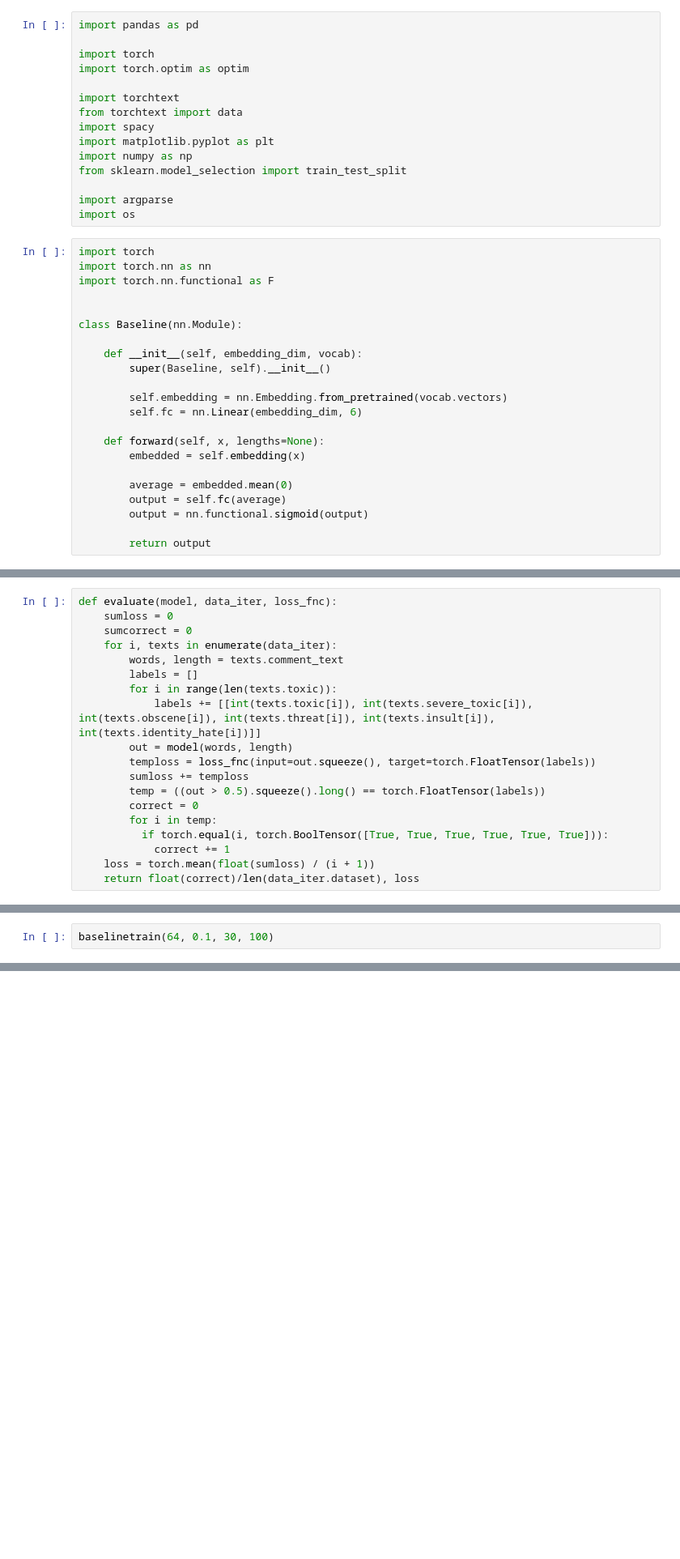
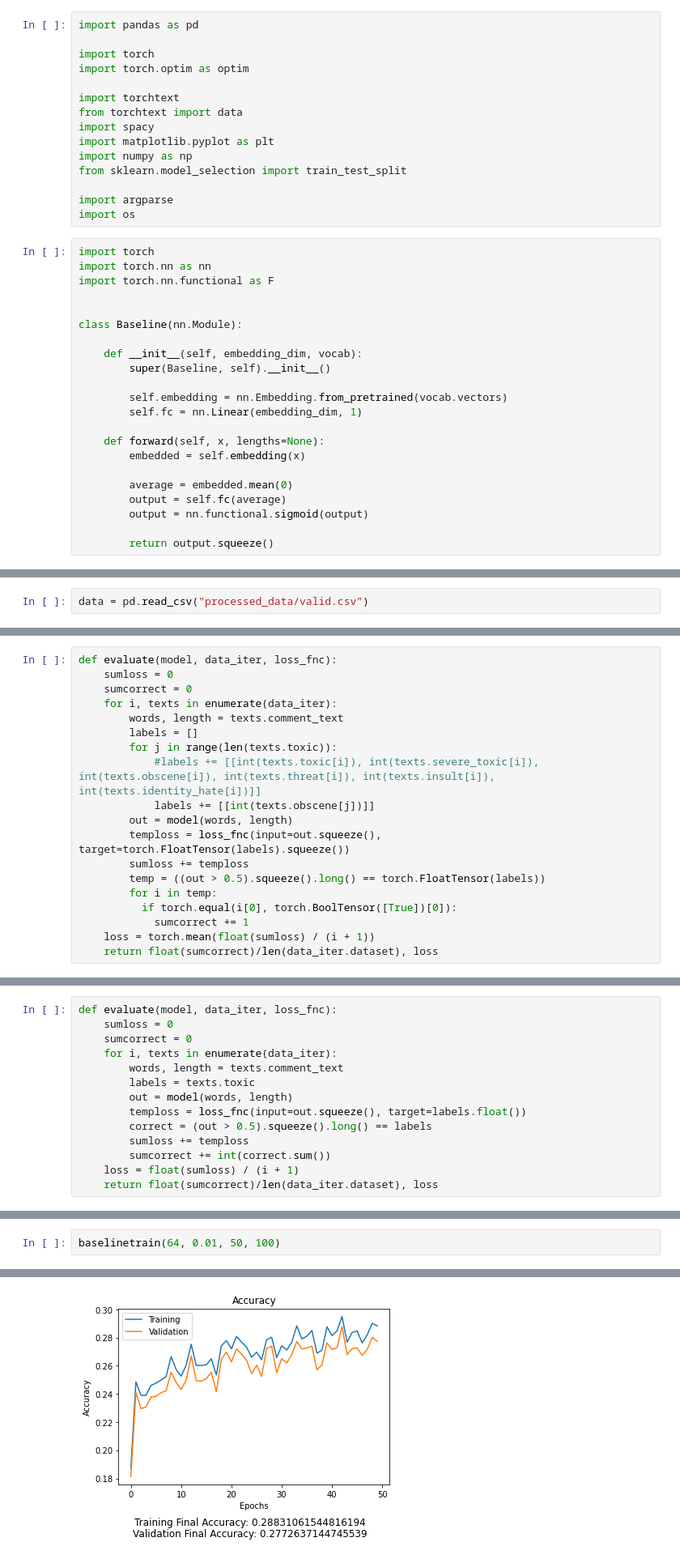
Before and after one commit to ece324-2020/ToxicCommentClassifier, a Jupyter notebook: Baseline_Models/baseline_model.ipynb, the cells around one changed output, grey strips where cells are left out. Shown: that part at 81% size. Cells and saved outputs as stored; diff of their text form; blank space fills up the shorter version.

Commit message:
Added Baseline Model

```diff
--- a/Baseline_Models/baseline_model.ipynb
+++ b/Baseline_Models/baseline_model.ipynb
@@ -45,7 +45,7 @@ class Baseline(nn.Module):
         super(Baseline, self).__init__()
 
         self.embedding = nn.Embedding.from_pretrained(vocab.vectors)
-        self.fc = nn.Linear(embedding_dim, 6)
+        self.fc = nn.Linear(embedding_dim, 1)
 
     def forward(self, x, lengths=None):
         embedded = self.embedding(x)
@@ -54,4 +54,4 @@ class Baseline(nn.Module):
         output = self.fc(average)
         output = nn.functional.sigmoid(output)
 
-        return output
+        return output.squeeze()
@@ -62,3 +127,5 @@ Archive:  processed_data.zip
   inflating: processed_data/valid.csv
   inflating: processed_data/test.csv
   inflating: processed_data/train.csv
+# %%
+data = pd.read_csv("processed_data/valid.csv")
@@ -69,18 +158,18 @@ def evaluate(model, data_iter, loss_fnc):
     for i, texts in enumerate(data_iter):
         words, length = texts.comment_text
         labels = []
-        for i in range(len(texts.toxic)):
-            labels += [[int(texts.toxic[i]), int(texts.severe_toxic[i]), int(texts.obscene[i]), int(texts.threat[i]), int(texts.insult[i]), int(texts.identity_hate[i])]]
+        for j in range(len(texts.toxic)):
+            #labels += [[int(texts.toxic[i]), int(texts.severe_toxic[i]), int(texts.obscene[i]), int(texts.threat[i]), int(texts.insult[i]), int(texts.identity_hate[i])]]
+            labels += [[int(texts.obscene[j])]]
         out = model(words, length)
-        temploss = loss_fnc(input=out.squeeze(), target=torch.FloatTensor(labels))
+        temploss = loss_fnc(input=out.squeeze(), target=torch.FloatTensor(labels).squeeze())
         sumloss += temploss
         temp = ((out > 0.5).squeeze().long() == torch.FloatTensor(labels))
-        correct = 0
         for i in temp:
-          if torch.equal(i, torch.BoolTensor([True, True, True, True, True, True])):
-            correct += 1
+          if torch.equal(i[0], torch.BoolTensor([True])[0]):
+            sumcorrect += 1
     loss = torch.mean(float(sumloss) / (i + 1))
-    return float(correct)/len(data_iter.dataset), loss
+    return float(sumcorrect)/len(data_iter.dataset), loss
 # %%
 def plot_data(train_acc, valid_acc, test_acc, train_loss, valid_loss, test_loss):
 
@@ -103,6 +192,20 @@ def plot_data(train_acc, valid_acc, test_acc, train_loss, valid_loss, test_loss)
     plt.ylabel("Loss")
     plt.legend()
     plt.show()
+# %%
+def evaluate(model, data_iter, loss_fnc):
+    sumloss = 0
+    sumcorrect = 0
+    for i, texts in enumerate(data_iter):
+        words, length = texts.comment_text
+        labels = texts.toxic
+        out = model(words, length)
+        temploss = loss_fnc(input=out.squeeze(), target=labels.float())
+        correct = (out > 0.5).squeeze().long() == labels
+        sumloss += temploss
+        sumcorrect += int(correct.sum())
+    loss = float(sumloss) / (i + 1)
+    return float(sumcorrect)/len(data_iter.dataset), loss
 # %%
 from torch.autograd import Variable
 
@@ -174,4 +295,5 @@ def baselinetrain(batch_size, lr, epochs, emb_dim):
 
     plot_data(train_acc, valid_acc, test_acc, train_loss, valid_loss, test_loss)
 # %%
-baselinetrain(64, 0.1, 30, 100)
+baselinetrain(64, 0.01, 50, 100)
+# %% [output]
@@ -177,0 +321 @@ baselinetrain(64, 0.1, 30, 100)
+[figure, added]
```
Also changed, not shown: parts of 11 cells of this notebook.
